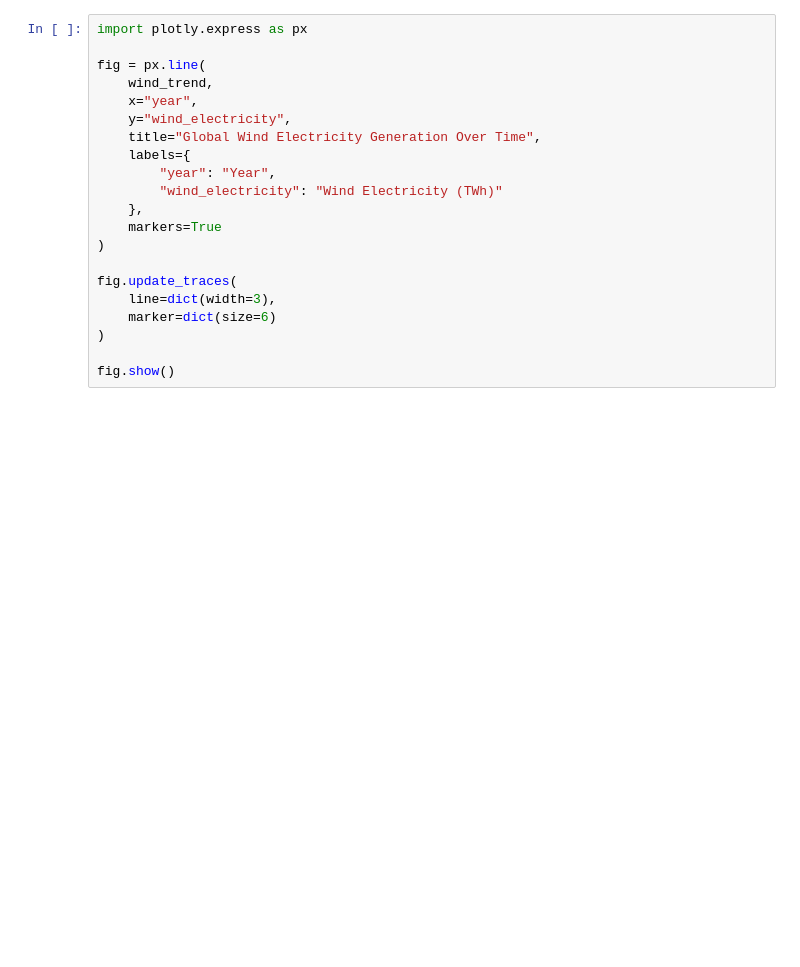
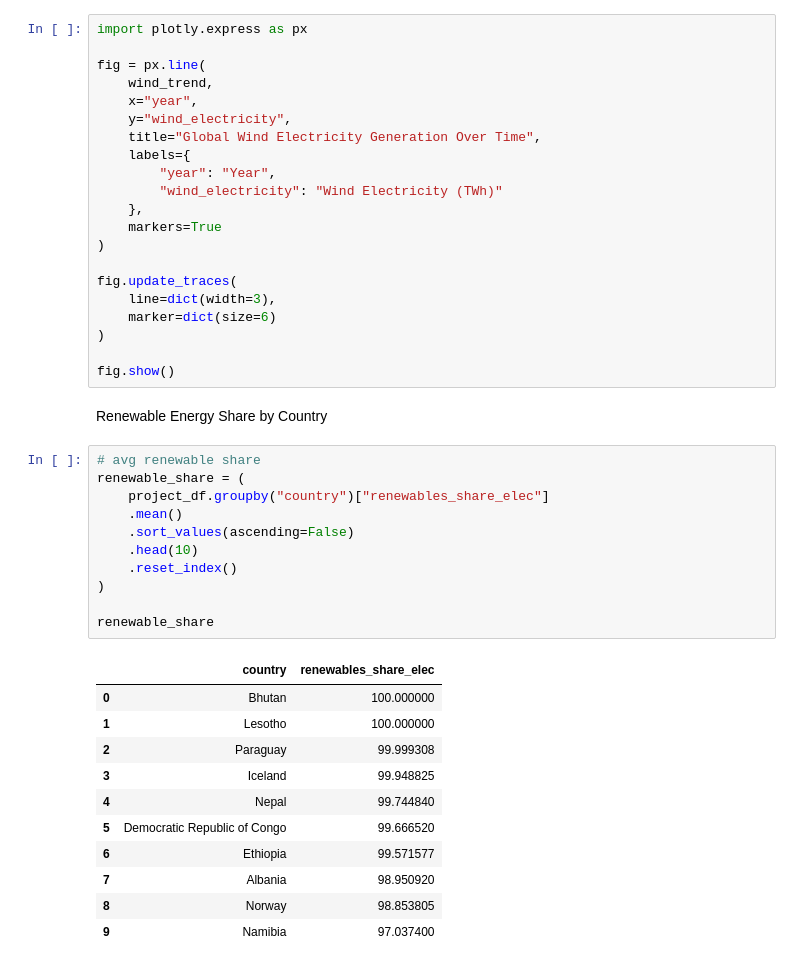
Before and after one commit to OmRajput06/Renewable-Energy-Adoption-Tracker, a Jupyter notebook: notebooks/EDA.ipynb, the cells around one changed output. Saved outputs shown, nothing was run; the diff lists cells and outputs as text; blank space fills up the shorter version.

```diff
--- a/notebooks/EDA.ipynb
+++ b/notebooks/EDA.ipynb
@@ -420,3 +420,28 @@ fig.update_traces(
 )
 
 fig.show()
+# %% [markdown]
+Renewable Energy Share by Country
+# %%
+# avg renewable share
+renewable_share = (
+    project_df.groupby("country")["renewables_share_elec"]
+    .mean()
+    .sort_values(ascending=False)
+    .head(10)
+    .reset_index()
+)
+
+renewable_share
+# %% [output]
+|  | country | renewables_share_elec |
+| 0 | Bhutan | 100.000000 |
+| 1 | Lesotho | 100.000000 |
+| 2 | Paraguay | 99.999308 |
+| 3 | Iceland | 99.948825 |
+| 4 | Nepal | 99.744840 |
+| 5 | Democratic Republic of Congo | 99.666520 |
+| 6 | Ethiopia | 99.571577 |
+| 7 | Albania | 98.950920 |
+| 8 | Norway | 98.853805 |
+| 9 | Namibia | 97.037400 |
```
Also changed, not shown: parts of 1 cell of this notebook.
